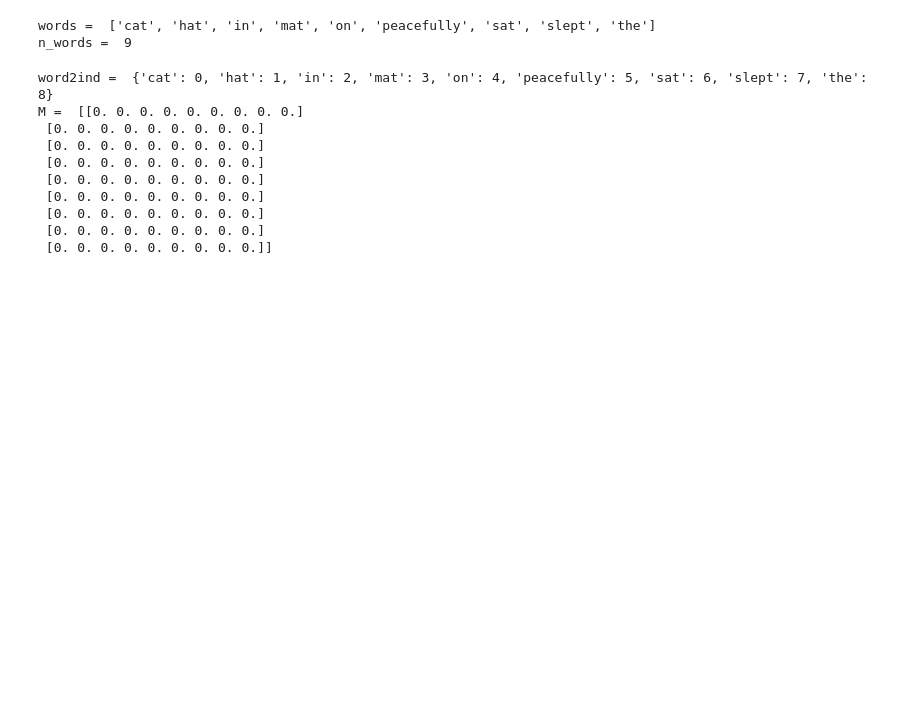
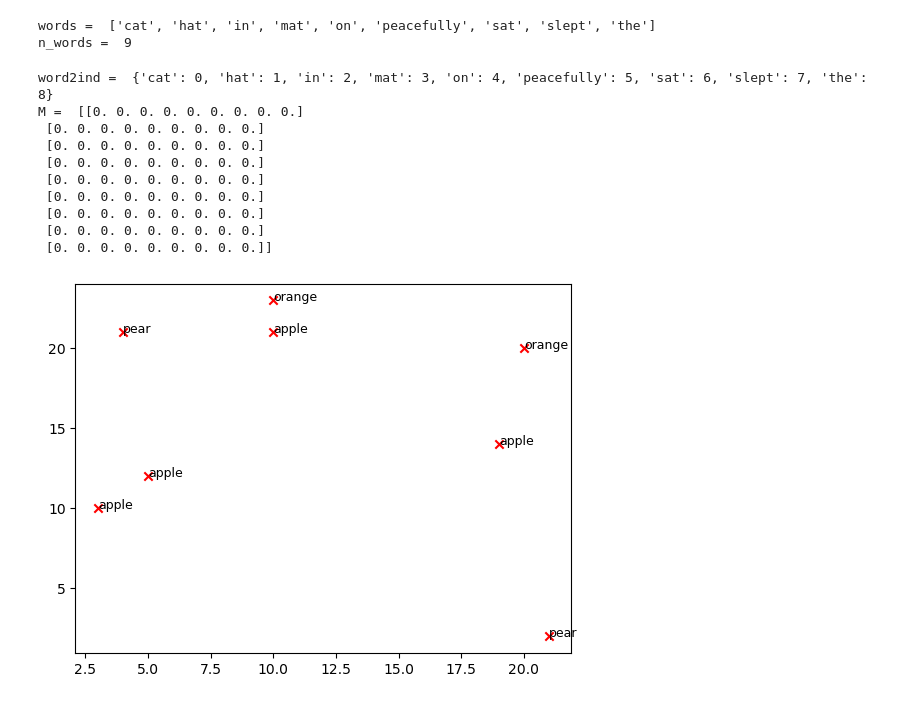
Before and after one commit to redwood-denizen/2024spring-cs224n, a Jupyter notebook: assignments/a2/scratch.ipynb, the cells around one changed output. Cells and saved outputs as stored; diff of their text form; code cells hidden in the pictures; blank space fills up the shorter version.

Commit message:
passed plot test

```diff
--- a/assignments/a2/scratch.ipynb
+++ b/assignments/a2/scratch.ipynb
@@ -115,0 +118,13 @@ M =  [[0. 0. 0. 0. 0. 0. 0. 0. 0.]
+# %%
+types = ['apple', 'orange', 'apple', 'pear', 'apple', 'orange', 'apple', 'pear']
+x_coords = [10, 10, 5, 4, 3, 20, 19, 21]
+y_coords = [21, 23, 12, 21, 10, 20, 14, 2]
+
+for i,type in enumerate(types):
+    x = x_coords[i]
+    y = y_coords[i]
+    plt.scatter(x, y, marker='x', color='red')
+    plt.text(x, y, type, fontsize=9)
+plt.show()
+# %% [output]
+[figure, added]
```
Also changed, not shown: parts of 1 cell of this notebook, 1 other file.
